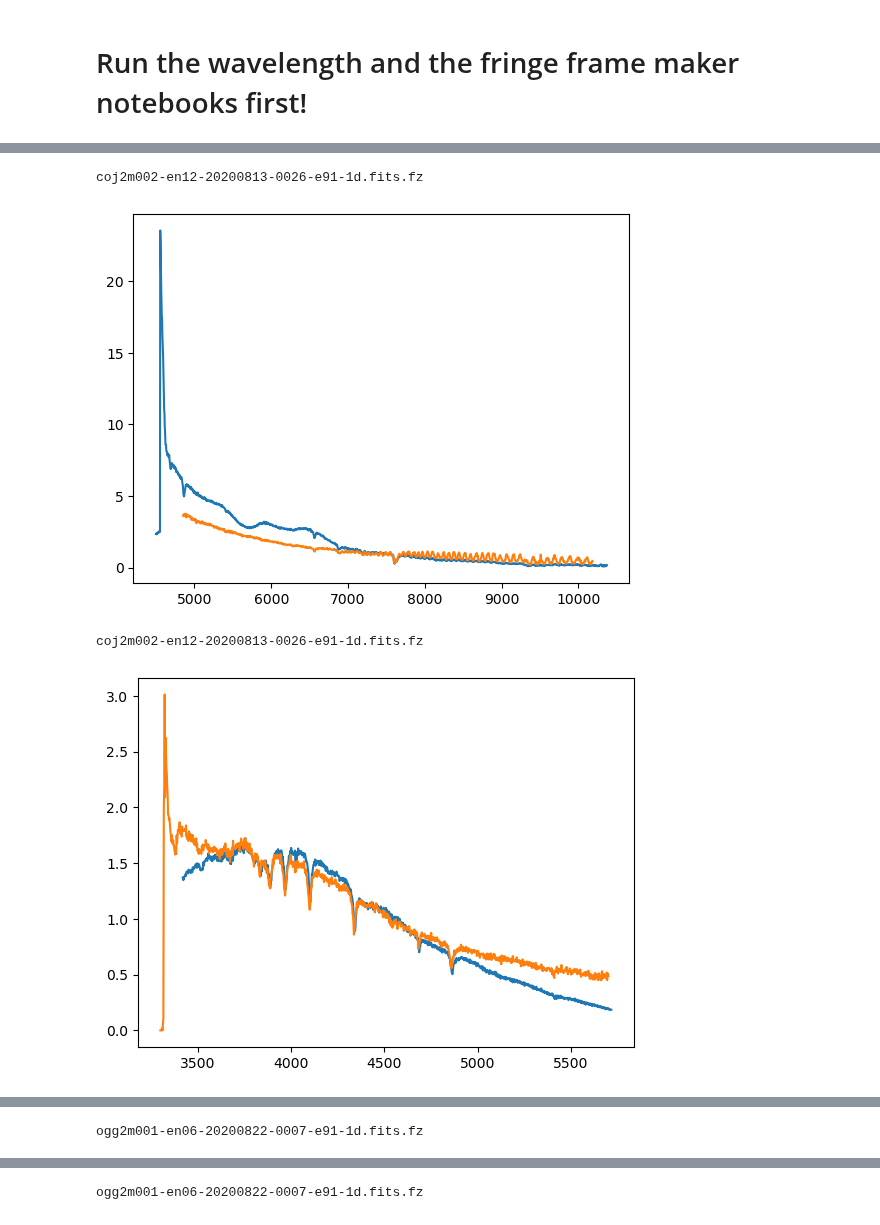
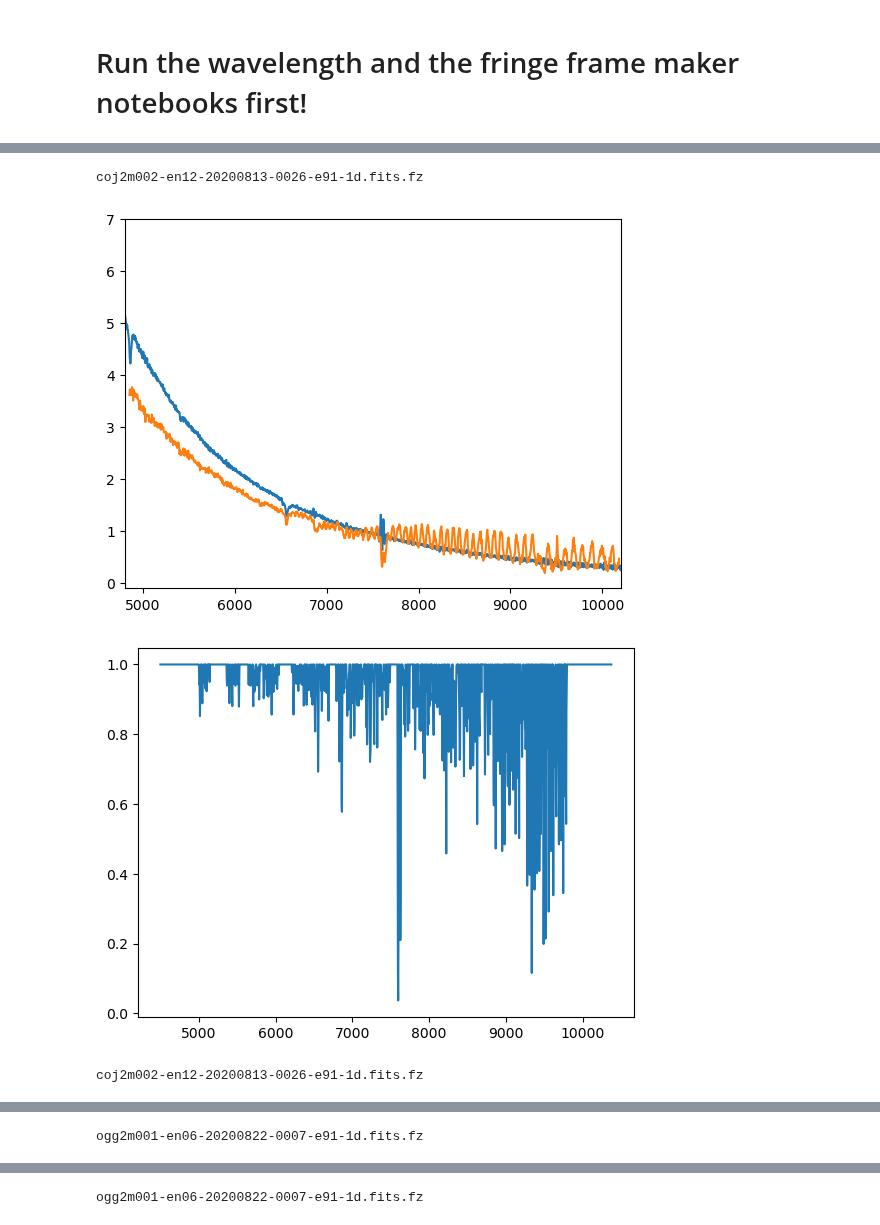
Before and after one commit to LCOGT/banzai-floyds, a Jupyter notebook: characterization_testing/Extraction.ipynb, the cells around one changed output, grey strips where cells are left out. Drawn from its saved outputs; the diff is of its cells as text; code cells hidden in the pictures.

Commit message:
More fixes to flux and tellurics. Finally starting to look like a spectrum

```diff
--- a/characterization_testing/Extraction.ipynb
+++ b/characterization_testing/Extraction.ipynb
@@ -122,7 +75,7 @@ def fits_header_to_wavelength(header):
 # %%
 orders_to_color = {1: 'red', 2: 'blue'}
 
-                   # Untar and extract the arc file deleting the rest
+# Untar and extract the arc file
 for filename in glob('test_data/*.tar.gz'):
     with tarfile.open(filename, 'r:gz') as f:
         for file_to_extract in f.getnames():
@@ -134,35 +87,39 @@ tar_filenames = glob('test_data/*.tar.gz')
 # plot the raw flux against the old pipeline's extractions
 for row in test_data:
     if 'e00.fits' in row['filename'] and is_standard(row['object']):
         spectrum = glob(f'./test_data/*/*/*/processed/{row["filename"].replace("e00", "e91").replace(".fits", "-1d.fits")}')[0]
         hdu = fits.open(spectrum)
         site = row['filename'][:3]
         for tar_filename in tar_filenames:
             if os.path.basename(tar_filename)[:3].lower() == site:
                 with tarfile.open(tar_filename, 'r:gz') as f:
                     for file_to_extract in f.getnames():
                         if 'ex.fits' in file_to_extract:
                             f.extract(file_to_extract, os.path.join(os.getcwd(), 'test_data'))
         for i in range(1, 3):
             in_order = hdu['SPECTRUM'].data['order'] == i
             data = hdu['SPECTRUM'].data
-            data_to_plot = data['fluxraw'][in_order]
+            data_to_plot = data['flux'][in_order]
             data_to_plot /= np.median(data_to_plot)
             pyplot.plot(data['wavelength'][in_order], data_to_plot)
 
             hdu[0].header['OBJECT'].upper()
             print(os.path.basename(spectrum))
 
             # get the old pipeline equivalent
             old_extraction = glob(f'test_data/tt{hdu[0].header["OBJECT"].upper()}*{orders_to_color[i]}*_ex.fits*')[0]
             old_hdu = fits.open(old_extraction)
             iraf_wavelengths = fits_header_to_wavelength(old_hdu[0].header)
             iraf_data_plot = old_hdu[0].data[0, :].T
             iraf_data_plot /= np.median(iraf_data_plot)
-            pyplot.plot(iraf_wavelengths, iraf_data_plot)
+            pyplot.plot(iraf_wavelengths, old_hdu[0].data[0, :].T)
+            pyplot.xlim(4800, 10200)
+            pyplot.ylim(-0.1, 7)
             pyplot.show()
+            pyplot.plot(hdu['TELLURIC'].data['wavelength'], hdu['TELLURIC'].data['telluric'])
+            pyplot.show()
 # %% [output]
 coj2m002-en12-20200813-0026-e91-1d.fits.fz
-[figure, old version]
+[figure, new version]
+[figure, new version]
 coj2m002-en12-20200813-0026-e91-1d.fits.fz
-[figure, old version]
```
Also changed, not shown: parts of 3 cells of this notebook, 10 other files.
